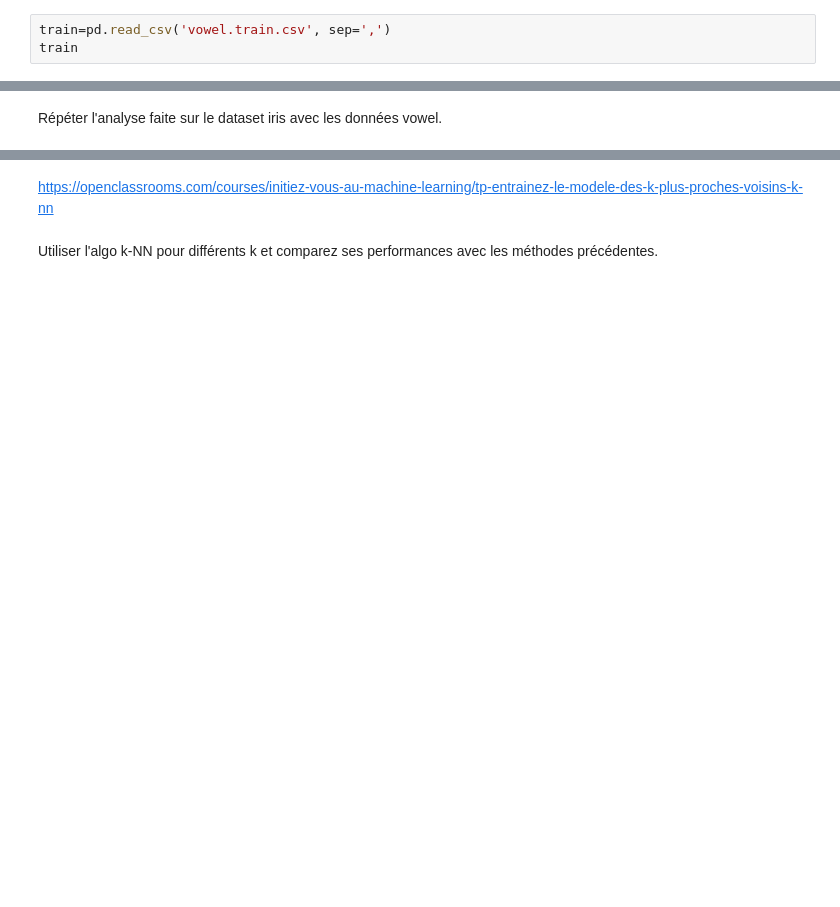
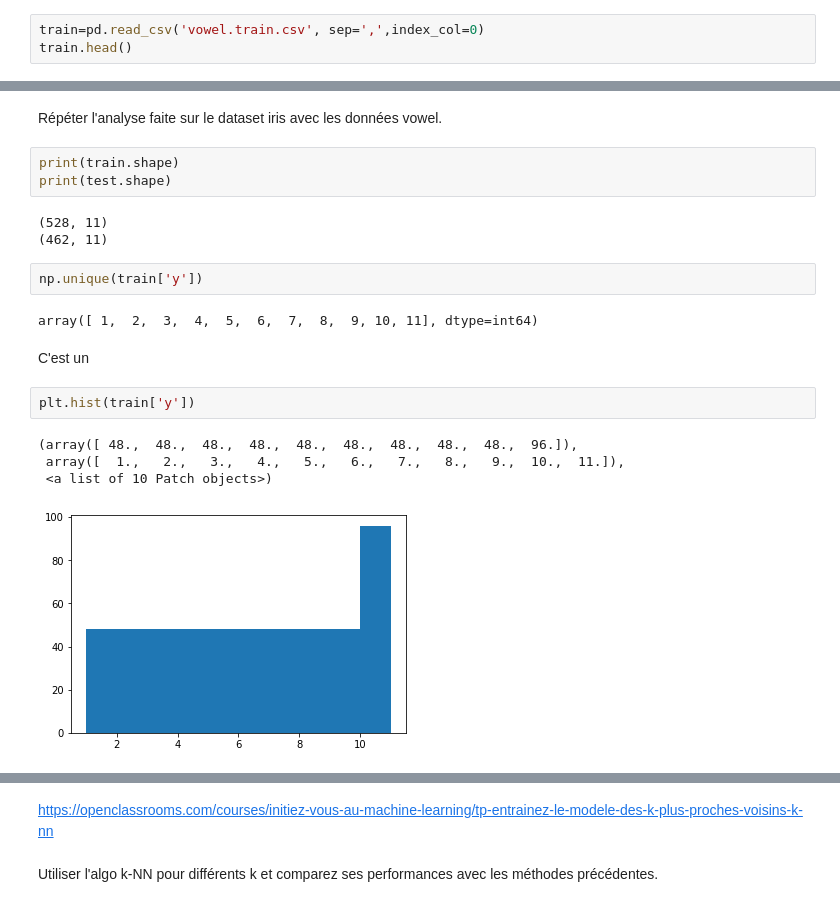
Before and after one commit to datascience-ueve/lab-2-tounsim, a Jupyter notebook: TP2_PARTIE_2_Etudiant.ipynb, the cells around one changed output, grey strips where cells are left out. Saved outputs shown, nothing was run; the diff lists cells and outputs as text; blank space fills up the shorter version.

```diff
--- a/TP2_PARTIE_2_Etudiant.ipynb
+++ b/TP2_PARTIE_2_Etudiant.ipynb
@@ -122,5 +133,5 @@ print(Z.shape[0])
 # %% [markdown]
 https://web.stanford.edu/~hastie/ElemStatLearn/data.html
 # %%
-train=pd.read_csv('vowel.train.csv', sep=',')
-train
+train=pd.read_csv('vowel.train.csv', sep=',',index_col=0)
+train.head()
@@ -130,2 +169,21 @@ test
 # %% [markdown]
 Répéter l'analyse faite sur le dataset iris avec les données vowel.
+# %%
+print(train.shape)
+print(test.shape)
+# %% [output]
+(528, 11)
+(462, 11)
+# %%
+np.unique(train['y'])
+# %% [output]
+array([ 1,  2,  3,  4,  5,  6,  7,  8,  9, 10, 11], dtype=int64)
+# %% [markdown]
+C'est un
+# %%
+plt.hist(train['y'])
+# %% [output]
+(array([ 48.,  48.,  48.,  48.,  48.,  48.,  48.,  48.,  48.,  96.]),
+ array([  1.,   2.,   3.,   4.,   5.,   6.,   7.,   8.,   9.,  10.,  11.]),
+ <a list of 10 Patch objects>)
+[figure, added]
```
Also changed, not shown: parts of 22 cells of this notebook.
